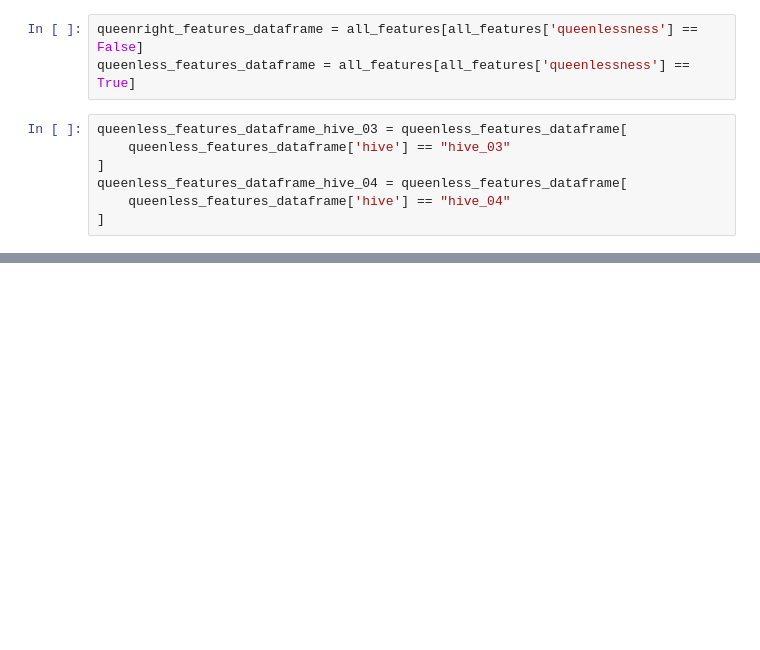
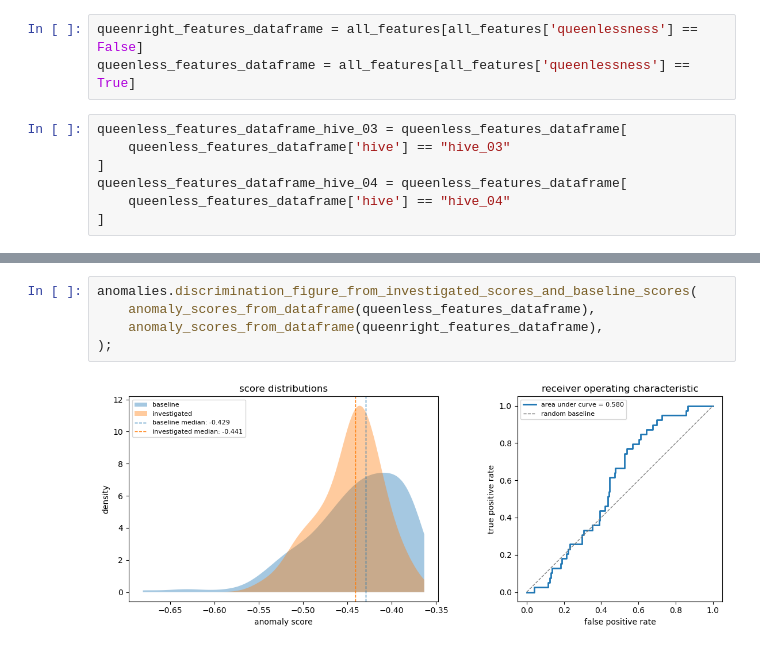
Before and after one commit to g-ameline/hive_navigator, a Jupyter notebook: python/notebooks/anomaly_detection.ipynb, the cells around one changed output, grey strips where cells are left out. Saved outputs shown, nothing was run; the diff lists cells and outputs as text; blank space fills up the shorter version.

```diff
--- a/python/notebooks/anomaly_detection.ipynb
+++ b/python/notebooks/anomaly_detection.ipynb
@@ -154,3 +167,10 @@ queenless_features_dataframe_hive_03
+# %%
+anomalies.discrimination_figure_from_investigated_scores_and_baseline_scores(
+    anomaly_scores_from_dataframe(queenless_features_dataframe),
+    anomaly_scores_from_dataframe(queenright_features_dataframe),
+);
+# %% [output]
+[figure, added]
 # %%
 anomalies.discrimination_figure_from_investigated_scores_and_baseline_scores(
     anomaly_scores_from_dataframe(queenless_features_dataframe_hive_03),
```
Also changed, not shown: parts of 33 cells of this notebook, 7 other files.
